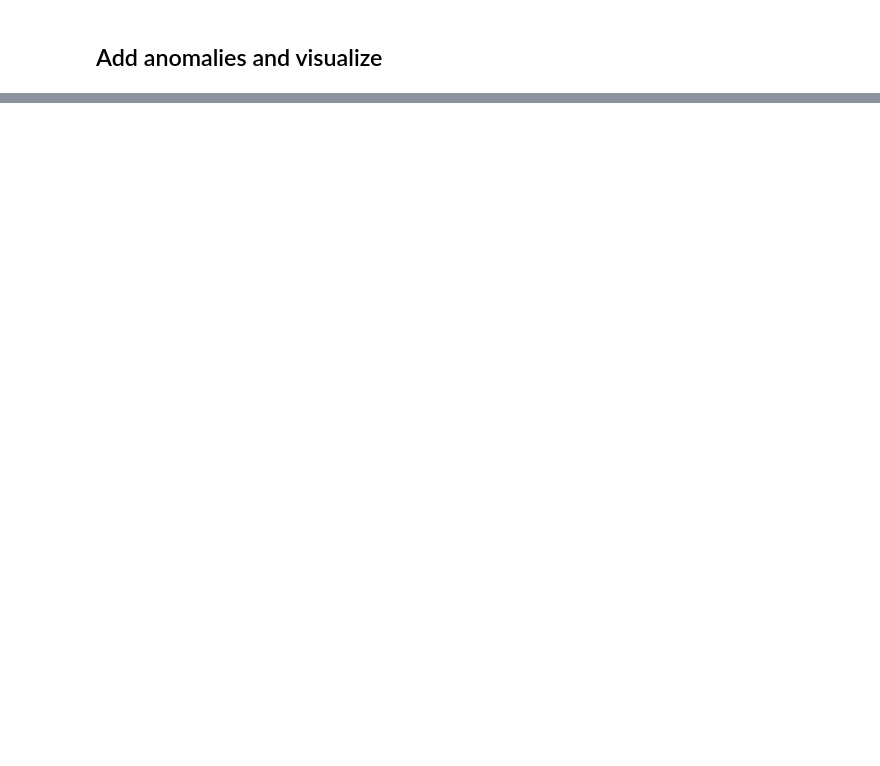
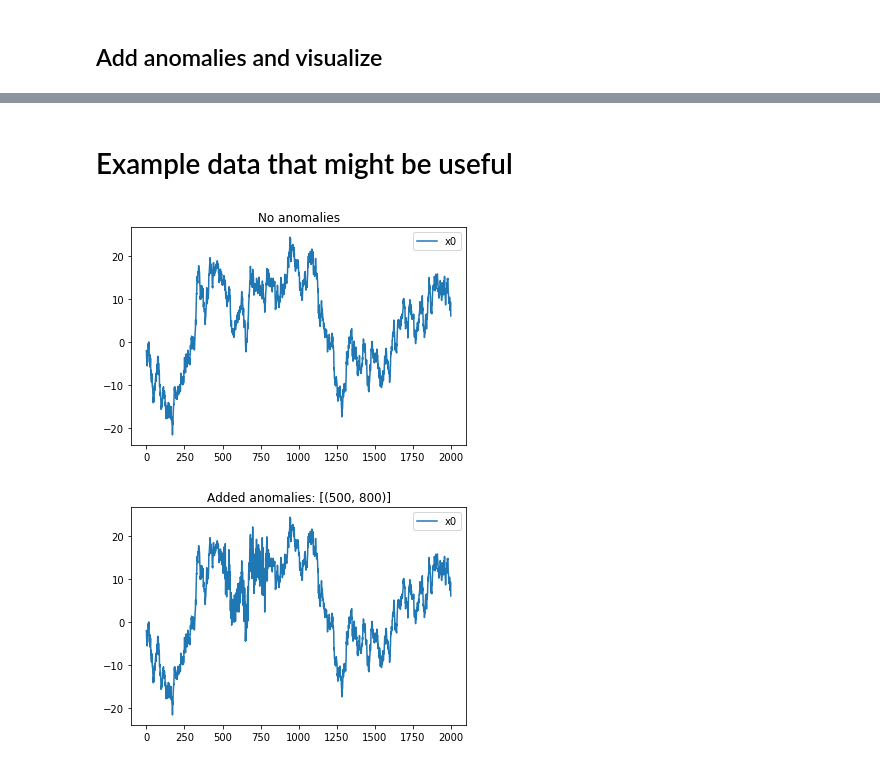
Before and after one commit to clemenspeters/ARIMA, a Jupyter notebook: AnomalyGeneratorOnTimeSeries.ipynb, the cells around one changed output, grey strips where cells are left out. Cells and saved outputs as stored; diff of their text form; code cells hidden in the pictures; blank space fills up the shorter version.

```diff
--- a/AnomalyGeneratorOnTimeSeries.ipynb
+++ b/AnomalyGeneratorOnTimeSeries.ipynb
@@ -336,0 +314,16 @@ df
+# %% [markdown]
+# Example data that might be useful
+# %%
+# Regenerate the data, to avoid adding on the already manipulated data (which has anomalies already)
+STREAM_LENGTH = 2000
+N, K = 1, 1
+dg = MultivariateDataGenerator(STREAM_LENGTH, N, K)
+df = dg.generate_baseline(initial_value_min=-4, initial_value_max=4)
+draw(df, 'No anomalies')
+# Add anomaly/anomalies
+anomaly_sections = [(500, 800)]
+df = dg.add_outliers({'variance':[{'n': 0, 'timestamps': anomaly_sections}]})
+draw(df, 'Added anomalies: ' + str(anomaly_sections))
+# %% [output]
+[figure, added]
+[figure, added]
```
Also changed, not shown: parts of 4 cells of this notebook, 1 other file.
